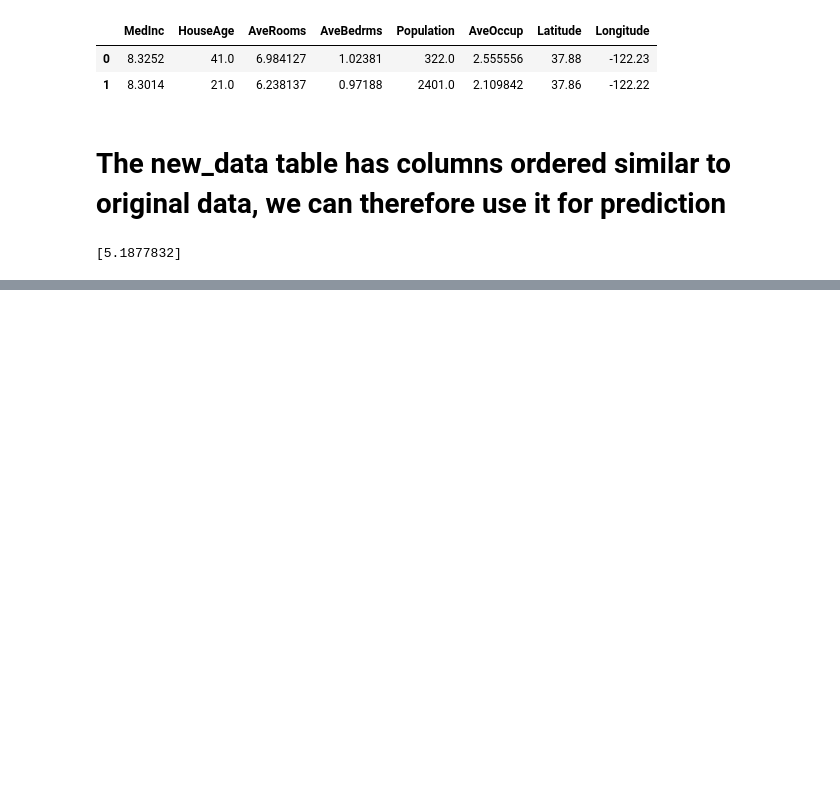
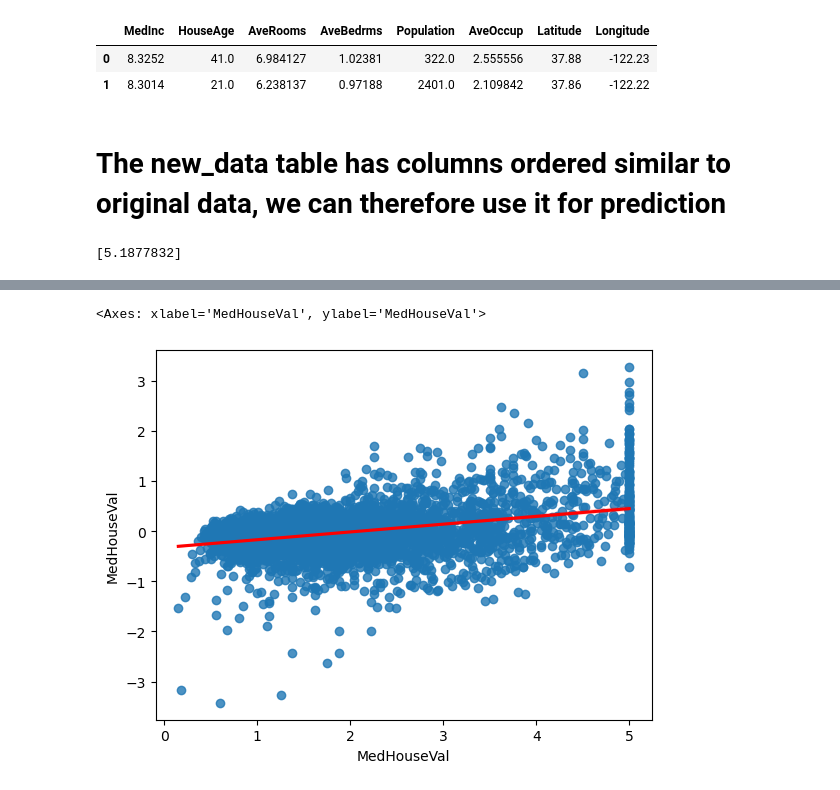
Before and after one commit to Solhemi/California_housing_prices_with_XGBoost, a Jupyter notebook: California_house_prices_prediction_using_XGBoost.ipynb, the cells around one changed output, grey strips where cells are left out. Drawn from its saved outputs; the diff is of its cells as text; code cells hidden in the pictures; blank space fills up the shorter version.

Commit message:
check for homoscedacity

```diff
--- a/California_house_prices_prediction_using_XGBoost.ipynb
+++ b/California_house_prices_prediction_using_XGBoost.ipynb
@@ -160,0 +270,7 @@ print(new_prediction)
+# %%
+# plot the true value vs the residuals to check for homoscedasticity
+residuals = y_test - y_pred
+sns.regplot(x=y_test, y=residuals, line_kws={"color": "red"})
+# %% [output]
+<Axes: xlabel='MedHouseVal', ylabel='MedHouseVal'>
+[figure, added]
```
Also changed, not shown: parts of 3 cells of this notebook.
